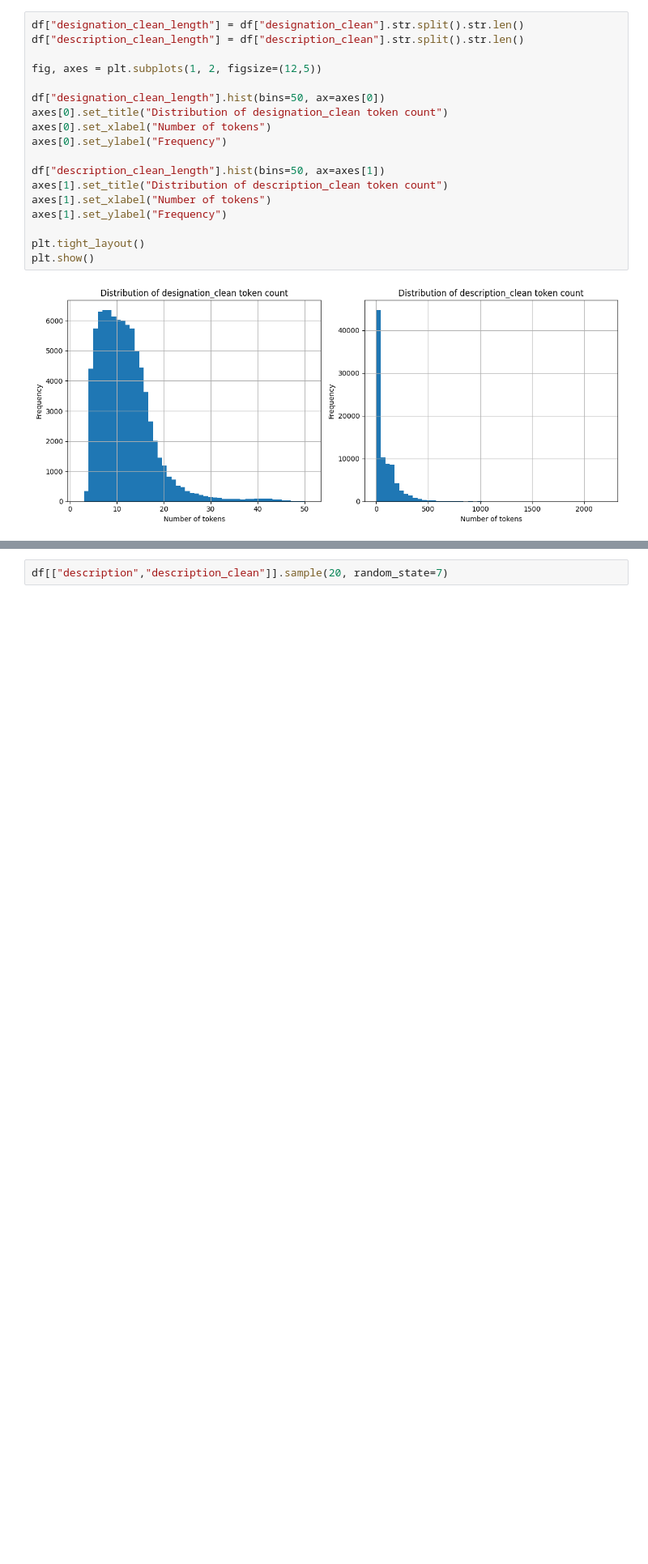
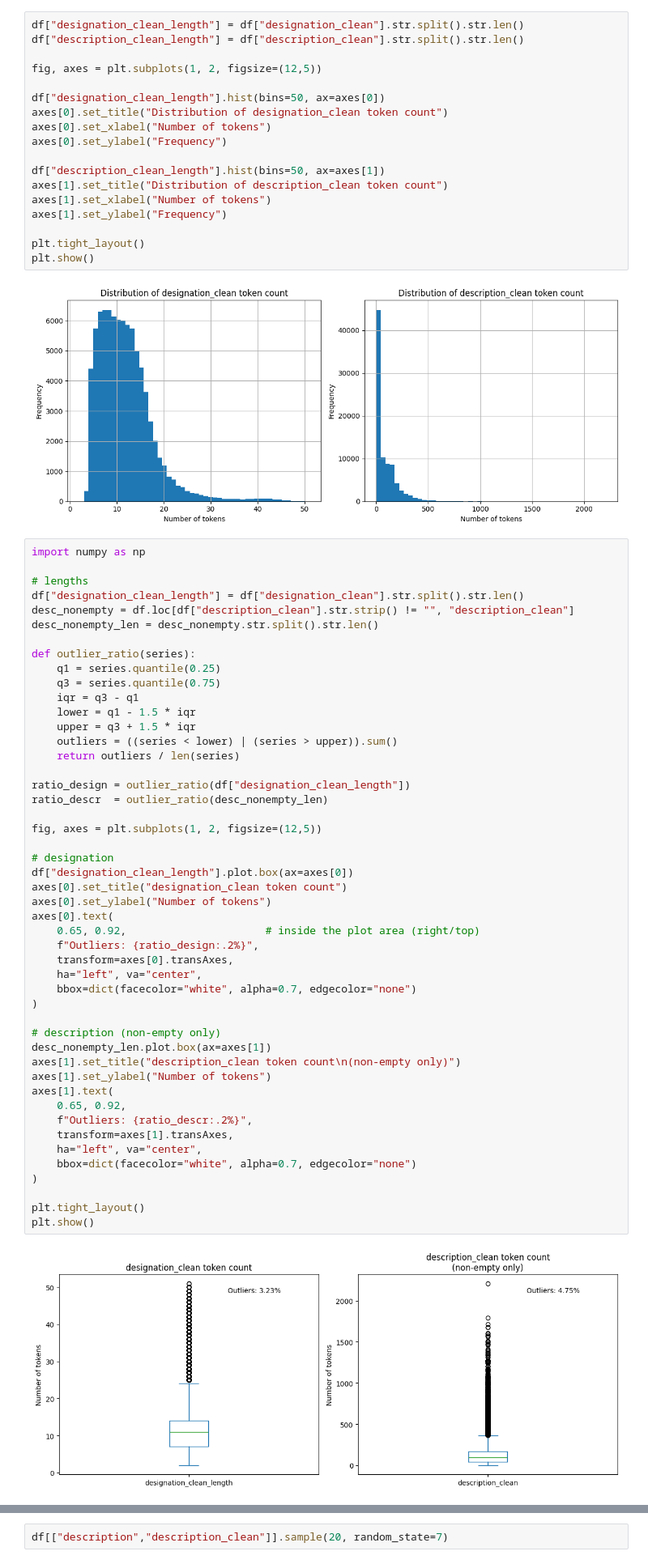
Before and after one commit to Stonesthrowing/Rakuten_Data_Science, a Jupyter notebook: rakuten.ipynb, the cells around one changed output, grey strips where cells are left out. Shown at 81% size. Saved outputs shown, nothing was run; the diff lists cells and outputs as text; blank space fills up the shorter version.

```diff
--- a/rakuten.ipynb
+++ b/rakuten.ipynb
@@ -484,3 +486,53 @@ plt.tight_layout()
 plt.show()
 # %% [output]
 [figure]
+# %%
+import numpy as np
+
+# lengths
+df["designation_clean_length"] = df["designation_clean"].str.split().str.len()
+desc_nonempty = df.loc[df["description_clean"].str.strip() != "", "description_clean"]
+desc_nonempty_len = desc_nonempty.str.split().str.len()
+
+def outlier_ratio(series):
+    q1 = series.quantile(0.25)
+    q3 = series.quantile(0.75)
+    iqr = q3 - q1
+    lower = q1 - 1.5 * iqr
+    upper = q3 + 1.5 * iqr
+    outliers = ((series < lower) | (series > upper)).sum()
+    return outliers / len(series)
+
+ratio_design = outlier_ratio(df["designation_clean_length"])
+ratio_descr  = outlier_ratio(desc_nonempty_len)
+
+fig, axes = plt.subplots(1, 2, figsize=(12,5))
+
+# designation
+df["designation_clean_length"].plot.box(ax=axes[0])
+axes[0].set_title("designation_clean token count")
+axes[0].set_ylabel("Number of tokens")
+axes[0].text(
+    0.65, 0.92,                      # inside the plot area (right/top)
+    f"Outliers: {ratio_design:.2%}",
+    transform=axes[0].transAxes,
+    ha="left", va="center",
+    bbox=dict(facecolor="white", alpha=0.7, edgecolor="none")
+)
+
+# description (non-empty only)
+desc_nonempty_len.plot.box(ax=axes[1])
+axes[1].set_title("description_clean token count\n(non-empty only)")
+axes[1].set_ylabel("Number of tokens")
+axes[1].text(
+    0.65, 0.92,
+    f"Outliers: {ratio_descr:.2%}",
+    transform=axes[1].transAxes,
+    ha="left", va="center",
+    bbox=dict(facecolor="white", alpha=0.7, edgecolor="none")
+)
+
+plt.tight_layout()
+plt.show()
+# %% [output]
+[figure, added]
```
Also changed, not shown: parts of 13 cells of this notebook, 2 other files.
